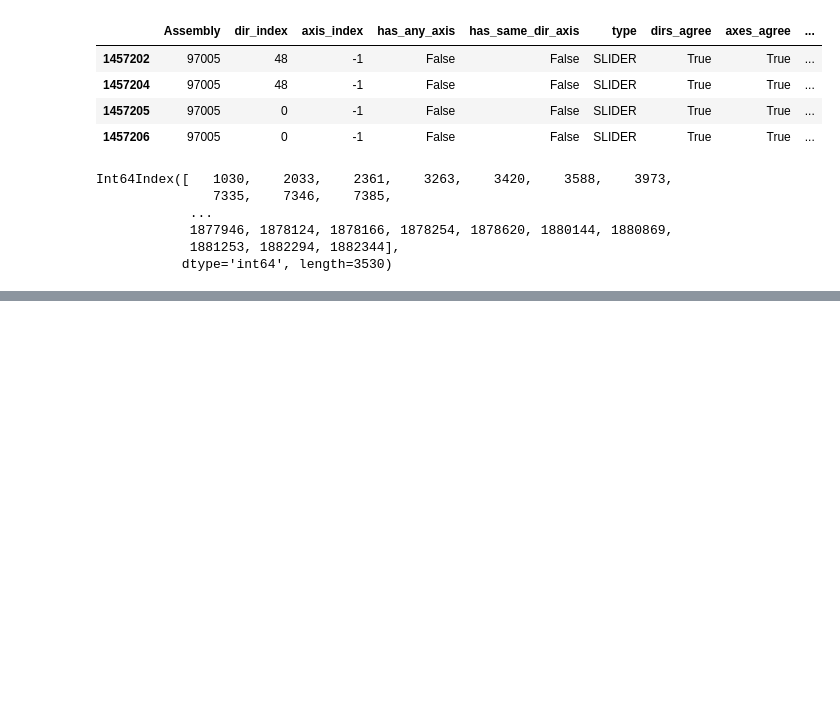
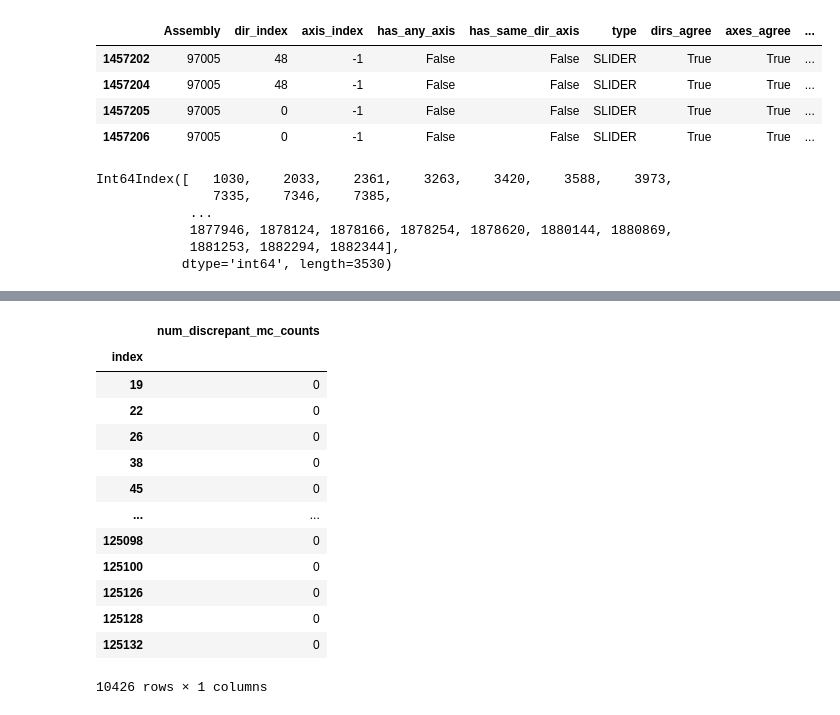
Before and after one commit to ShnitzelKiller/Mechanical, a Jupyter notebook: pspy_testing.ipynb, the cells around one changed output, grey strips where cells are left out. Cells and saved outputs as stored; diff of their text form; code cells hidden in the pictures; blank space fills up the shorter version.

```diff
--- a/pspy_testing.ipynb
+++ b/pspy_testing.ipynb
@@ -456,0 +507,19 @@ Int64Index([   1030,    2033,    2361,    3263,    3420,    3588,    3973,
+# %%
+mate_check_assembly_df = ps.read_parquet('/fast/jamesn8/assembly_data/assembly_torch2_fixsize/new_axes_100groups_and_mate_check/assembly_stats.parquet')
+# %%
+mate_check_assembly_df
+# %% [output]
+|  | num_discrepant_mc_counts |
+| index |  |
+| 19 | 0 |
+| 22 | 0 |
+| 26 | 0 |
+| 38 | 0 |
+| 45 | 0 |
+| ... | ... |
+| 125098 | 0 |
+| 125100 | 0 |
+| 125126 | 0 |
+| 125128 | 0 |
+| 125132 | 0 |
+10426 rows × 1 columns
```
Also changed, not shown: parts of 10 cells of this notebook, 8 other files.
